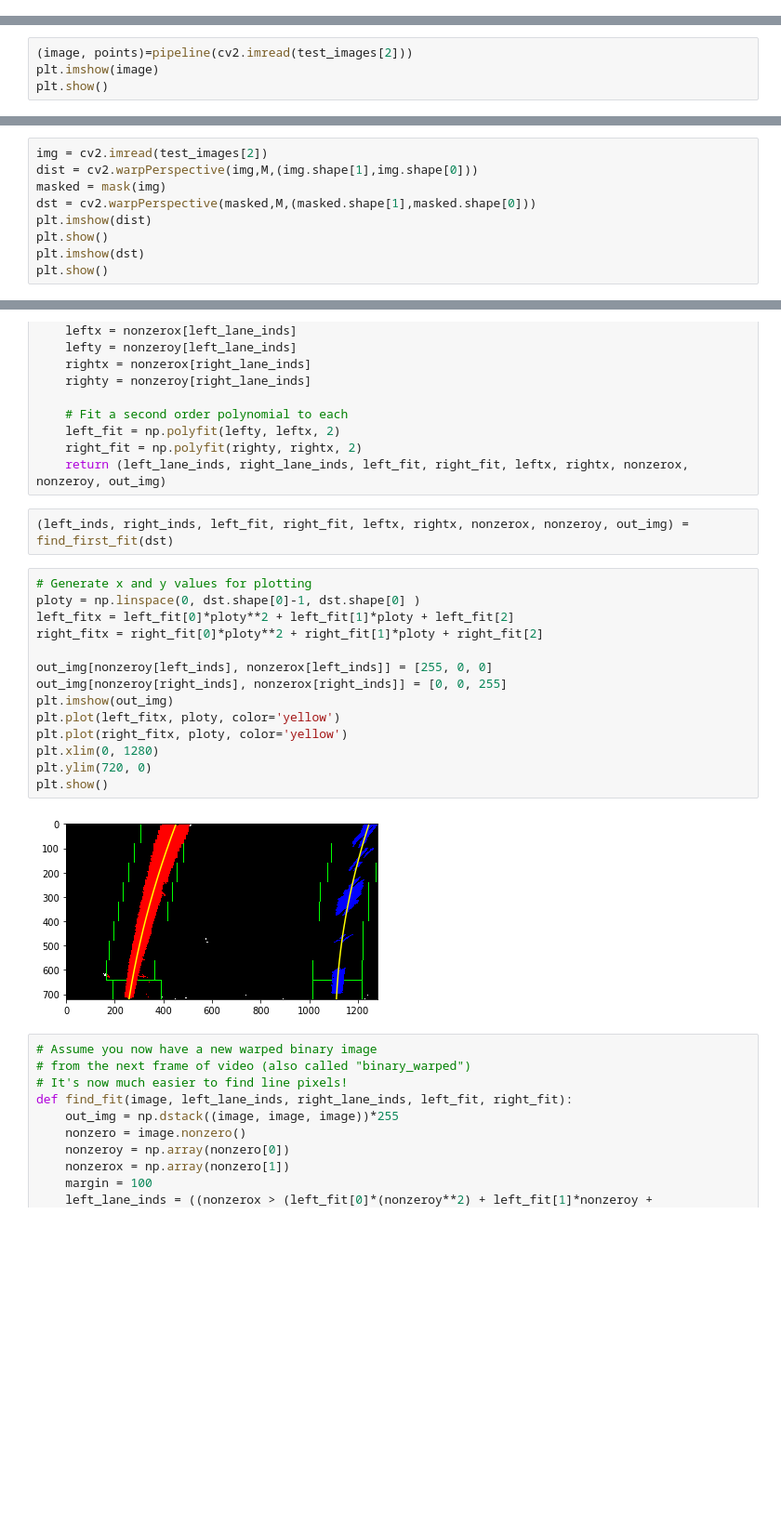
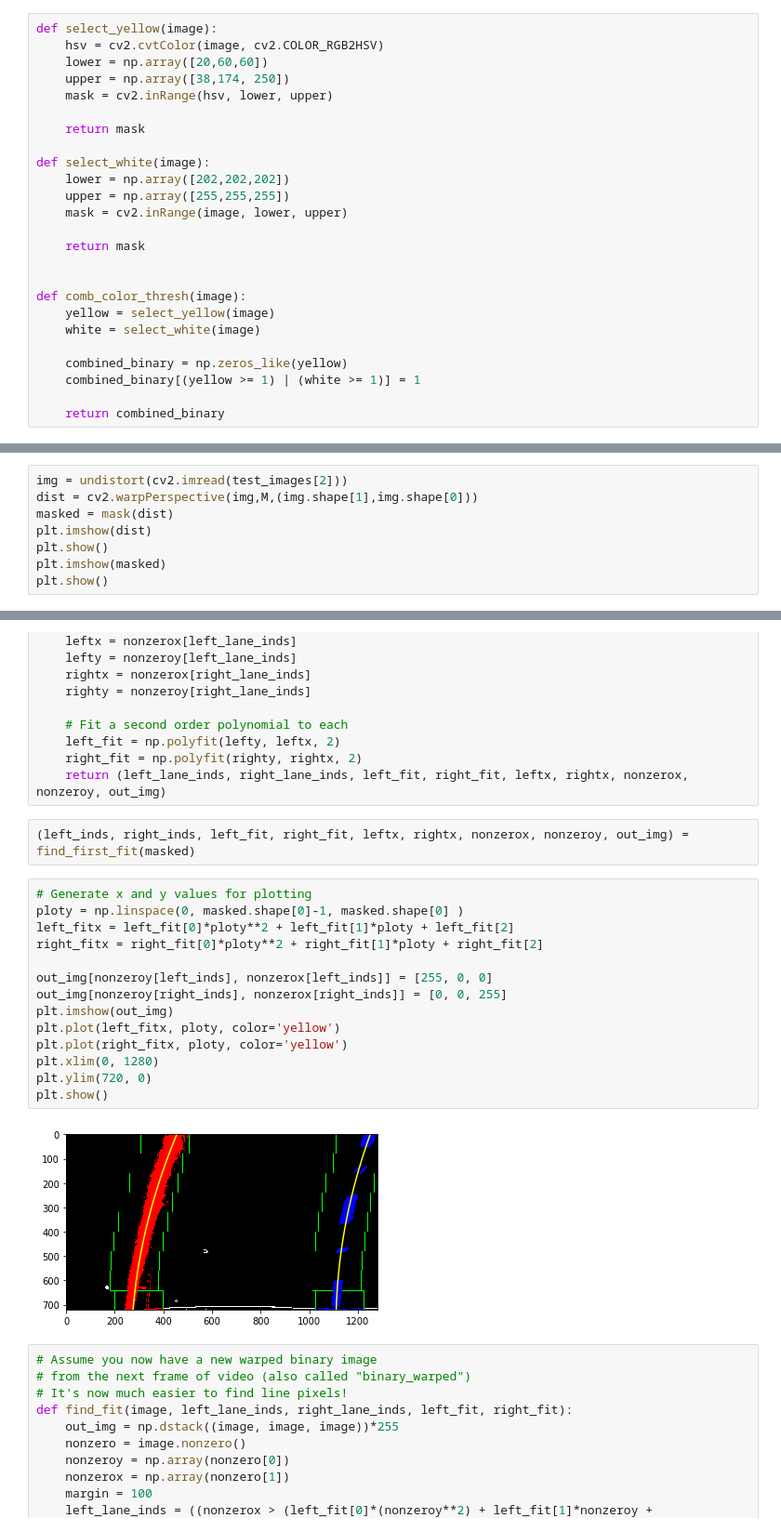
Before and after one commit to gaber-/CarND-Advanced-Lane-Lines, a Jupyter notebook: advanced-lane-lines.ipynb, the cells around one changed output, grey strips where cells are left out. Shown at 93% size. Cells and saved outputs as stored; diff of their text form; blank space fills up the shorter version.

```diff
--- a/advanced-lane-lines.ipynb
+++ b/advanced-lane-lines.ipynb
@@ -129,6 +129,31 @@ def sobel_dir(sobelx, sobely):
     sobelx=np.uint32(sobelx)
     sobely=np.uint32(sobely)
     return np.arctan2(sobely, sobelx)
+# %%
+def select_yellow(image):
+    hsv = cv2.cvtColor(image, cv2.COLOR_RGB2HSV)
+    lower = np.array([20,60,60])
+    upper = np.array([38,174, 250])
+    mask = cv2.inRange(hsv, lower, upper)
+
+    return mask
+
+def select_white(image):
+    lower = np.array([202,202,202])
+    upper = np.array([255,255,255])
+    mask = cv2.inRange(image, lower, upper)
+
+    return mask
+
+
+def comb_color_thresh(image):
+    yellow = select_yellow(image)
+    white = select_white(image)
+
+    combined_binary = np.zeros_like(yellow)
+    combined_binary[(yellow >= 1) | (white >= 1)] = 1
+
+    return combined_binary
 # %%
 #defining the function
 
@@ -356,4 +210,0 @@ def pipeline(img):
-# %%
-(image, points)=pipeline(cv2.imread(test_images[2]))
-plt.imshow(image)
-plt.show()
@@ -393,13 +242,12 @@ def warped(image):
 def unwarped(image):
     return cv2.warpPerspective(image,Minv,(image.shape[1],image.shape[0]))
 # %%
-img = cv2.imread(test_images[2])
+img = undistort(cv2.imread(test_images[2]))
 dist = cv2.warpPerspective(img,M,(img.shape[1],img.shape[0]))
-masked = mask(img)
-dst = cv2.warpPerspective(masked,M,(masked.shape[1],masked.shape[0]))
+masked = mask(dist)
 plt.imshow(dist)
 plt.show()
-plt.imshow(dst)
+plt.imshow(masked)
 plt.show()
 # %% [output]
 [figure]
@@ -476,23 +324,23 @@ def find_first_fit(image):
     right_fit = np.polyfit(righty, rightx, 2)
     return (left_lane_inds, right_lane_inds, left_fit, right_fit, leftx, rightx, nonzerox, nonzeroy, out_img)
 # %%
-(left_inds, right_inds, left_fit, right_fit, leftx, rightx, nonzerox, nonzeroy, out_img) = find_first_fit(dst)
+(left_inds, right_inds, left_fit, right_fit, leftx, rightx, nonzerox, nonzeroy, out_img) = find_first_fit(masked)
 # %%
 # Generate x and y values for plotting
-ploty = np.linspace(0, dst.shape[0]-1, dst.shape[0] )
+ploty = np.linspace(0, masked.shape[0]-1, masked.shape[0] )
 left_fitx = left_fit[0]*ploty**2 + left_fit[1]*ploty + left_fit[2]
 right_fitx = right_fit[0]*ploty**2 + right_fit[1]*ploty + right_fit[2]
 
 out_img[nonzeroy[left_inds], nonzerox[left_inds]] = [255, 0, 0]
 out_img[nonzeroy[right_inds], nonzerox[right_inds]] = [0, 0, 255]
 plt.imshow(out_img)
 plt.plot(left_fitx, ploty, color='yellow')
 plt.plot(right_fitx, ploty, color='yellow')
 plt.xlim(0, 1280)
 plt.ylim(720, 0)
 plt.show()
 # %% [output]
-[figure, old version]
+[figure, new version]
 # %%
 # Assume you now have a new warped binary image
 # from the next frame of video (also called "binary_warped")
```
Also changed, not shown: parts of 19 cells of this notebook, 3 other files.
